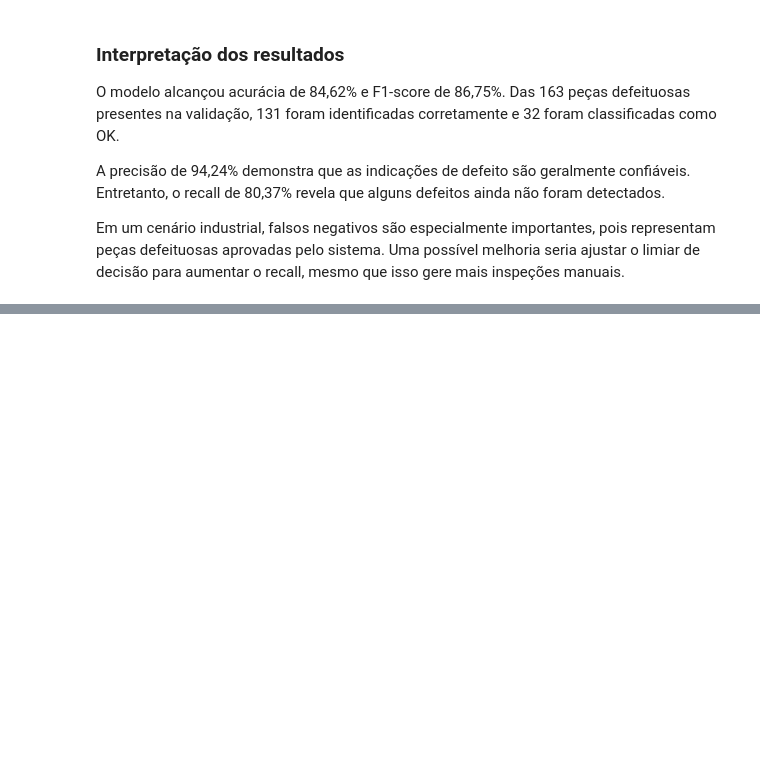
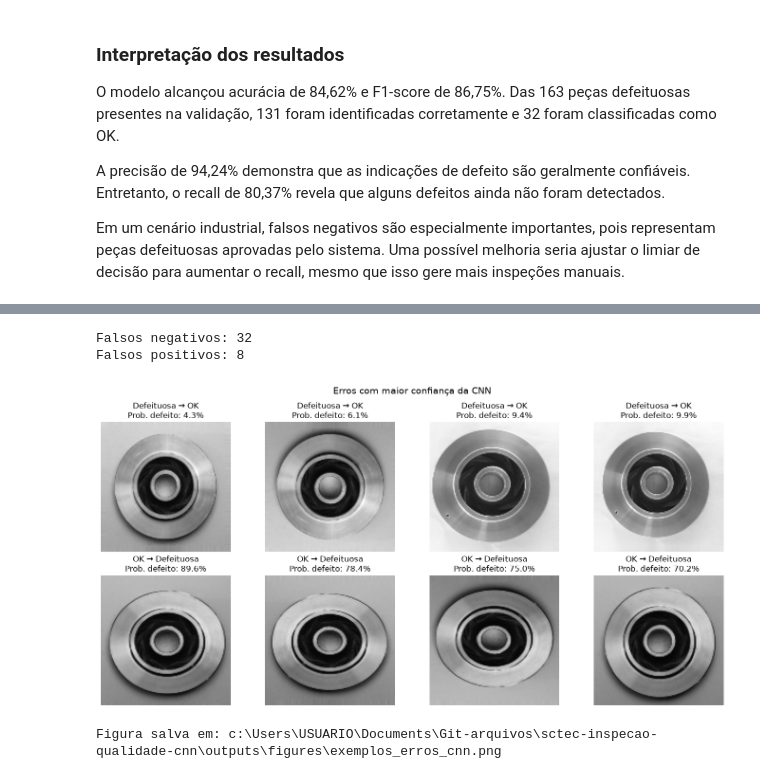
Before and after one commit to MarcioLuizBR/sctec-inspecao-qualidade-cnn, a Jupyter notebook: notebooks/02_classificacao_cnn.ipynb, the cells around one changed output, grey strips where cells are left out. Saved outputs shown, nothing was run; the diff lists cells and outputs as text; code cells hidden in the pictures; blank space fills up the shorter version.

```diff
--- a/notebooks/02_classificacao_cnn.ipynb
+++ b/notebooks/02_classificacao_cnn.ipynb
@@ -714,0 +748,59 @@ Em um cenário industrial, falsos negativos são especialmente importantes, pois
+# %%
+indices_falsos_negativos = np.where(
+    (rotulos_reais == 1) & (rotulos_previstos == 0)
+)[0]
+
+indices_falsos_positivos = np.where(
+    (rotulos_reais == 0) & (rotulos_previstos == 1)
+)[0]
+
+# Seleciona os erros com maior confiança do modelo.
+indices_falsos_negativos = indices_falsos_negativos[
+    np.argsort(probabilidades[indices_falsos_negativos])
+][:4]
+
+indices_falsos_positivos = indices_falsos_positivos[
+    np.argsort(probabilidades[indices_falsos_positivos])[::-1]
+][:4]
+
+print(f"Falsos negativos: {sum((rotulos_reais == 1) & (rotulos_previstos == 0))}")
+print(f"Falsos positivos: {sum((rotulos_reais == 0) & (rotulos_previstos == 1))}")
+# %% [output]
+Falsos negativos: 32
+Falsos positivos: 8
+# %%
+figura, eixos = plt.subplots(2, 4, figsize=(14, 7))
+
+for coluna, indice in enumerate(indices_falsos_negativos):
+    eixos[0, coluna].imshow(imagens_validacao[indice])
+    eixos[0, coluna].set_title(
+        f"Defeituosa → OK\n"
+        f"Prob. defeito: {probabilidades[indice]:.1%}"
+    )
+    eixos[0, coluna].axis("off")
+
+for coluna, indice in enumerate(indices_falsos_positivos):
+    eixos[1, coluna].imshow(imagens_validacao[indice])
+    eixos[1, coluna].set_title(
+        f"OK → Defeituosa\n"
+        f"Prob. defeito: {probabilidades[indice]:.1%}"
+    )
+    eixos[1, coluna].axis("off")
+
+figura.suptitle("Erros com maior confiança da CNN", fontsize=14)
+figura.tight_layout()
+
+caminho_saida = (
+    RAIZ_PROJETO
+    / "outputs"
+    / "figures"
+    / "exemplos_erros_cnn.png"
+)
+
+figura.savefig(caminho_saida, dpi=300, bbox_inches="tight")
+plt.show()
+
+print(f"Figura salva em: {caminho_saida}")
+# %% [output]
+[figure, added]
+Figura salva em: c:\Users\USUARIO\Documents\Git-arquivos\sctec-inspecao-qualidade-cnn\outputs\figures\exemplos_erros_cnn.png
```
Also changed, not shown: parts of 3 cells of this notebook, 1 other file.
